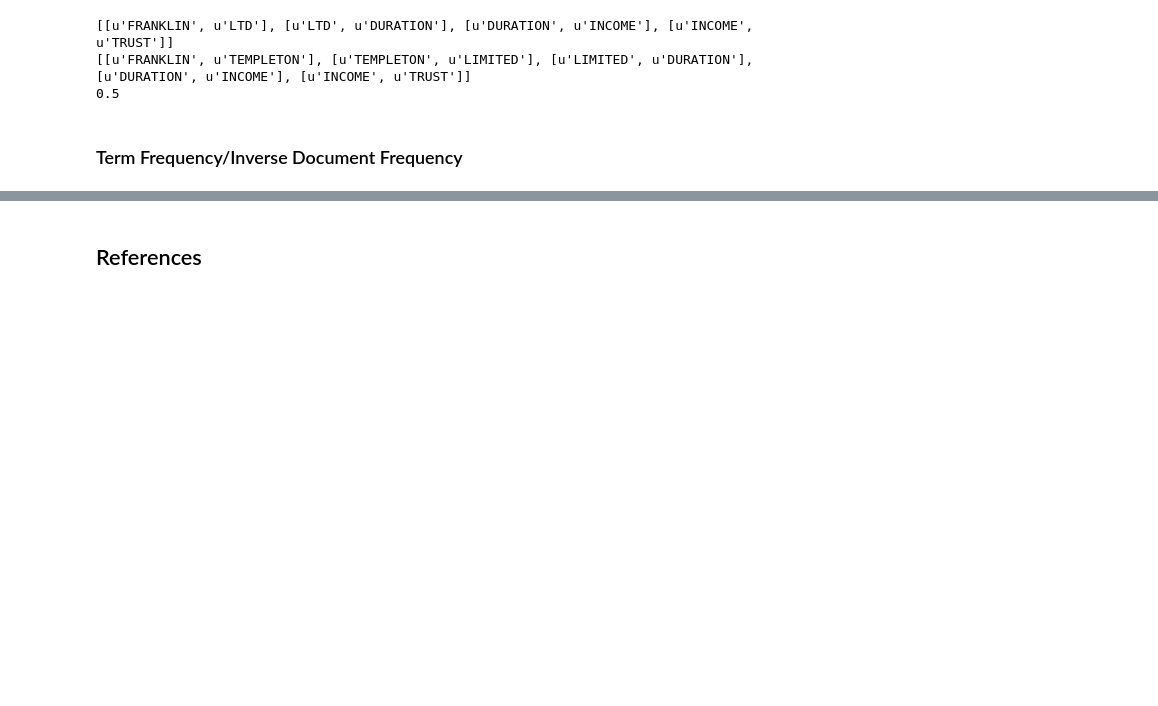
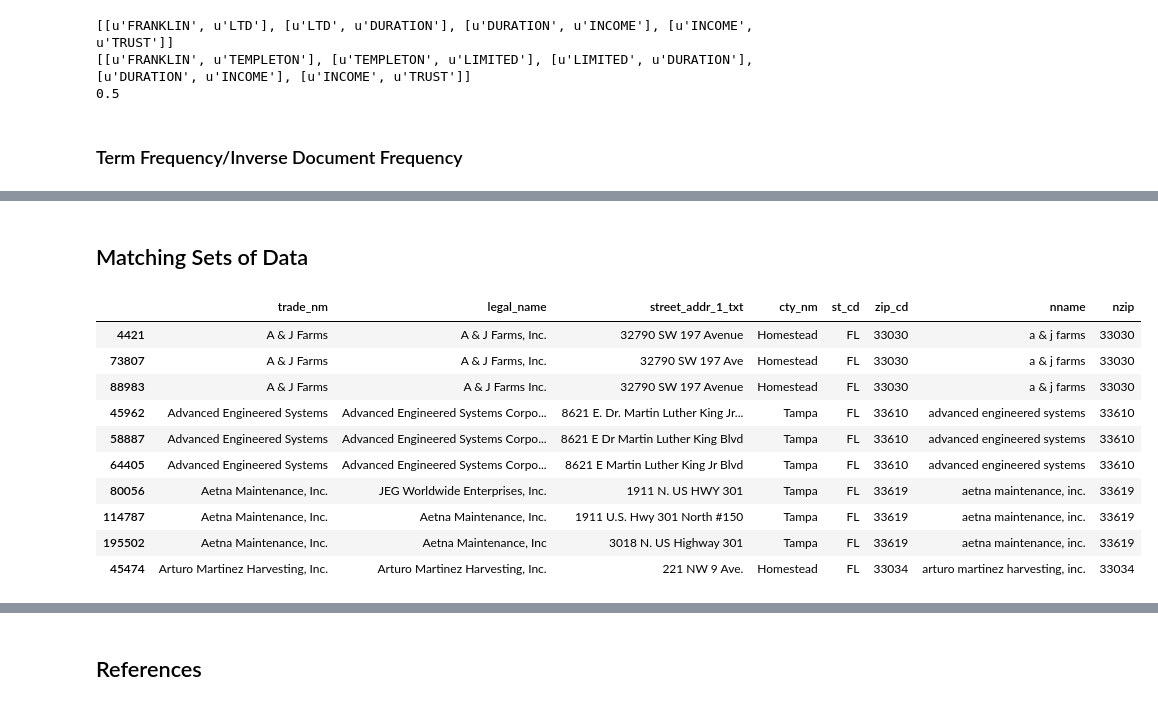
Before and after one commit to mikemull/Notebooks, a Jupyter notebook: Matching.ipynb, the cells around one changed output, grey strips where cells are left out. Cells and saved outputs as stored; diff of their text form; code cells hidden in the pictures; blank space fills up the shorter version.

```diff
--- a/Matching.ipynb
+++ b/Matching.ipynb
@@ -30,0 +59,12 @@ Table of Contents
+# %%
+import pandas as pd
+
+# Florida restaurant inspection data.  Drop everything but unique name and addresses
+df_fl = pd.read_csv('./data/fl.restaurant-inspections.csv')
+df_fl_a = df_fl[['dba', 'location_address', 'location_city', 'location_zip_code']].drop_duplicates()
+
+# Wage data, drop everything but unique name and addresses, and filter to only Florida.
+df_oge = pd.read_csv('./data/ogesdw.whd.whisard.csv')
+df_oge_a_fl = df_oge[df_oge.st_cd=='FL'][['trade_nm', 'legal_name', 'street_addr_1_txt', 'cty_nm', 'st_cd', 'zip_cd']].drop_duplicates()
+
+print(len(df_fl_a), len(df_oge_a_fl))
@@ -30,0 +77,5 @@ Table of Contents
+# %%
+df_fl_a['nname'] = df_fl_a.dba.apply(lambda x:x.lower() if pd.notnull(x) else '')
+df_oge_a_fl['nname'] = df_oge_a_fl.trade_nm.apply(lambda x:x.lower() if pd.notnull(x) else '')
+dfm = df_oge_a_fl.merge(df_fl_a, on='nname')
+dfm.head()
@@ -270,0 +400,16 @@ print(jaccard_similarity((tuple(x) for x in ngrams(names[0].split(), 2)),
+# %% [markdown]
+## Matching Sets of Data
+# %%
+df_oge_a_fl.groupby(['nname','nzip']).filter(lambda x: len(x['legal_name']) > 2).head(10)
+# %% [output]
+|  | trade_nm | legal_name | street_addr_1_txt | cty_nm | st_cd | zip_cd | nname | nzip |
+| 4421 | A & J Farms | A & J Farms, Inc. | 32790 SW 197 Avenue | Homestead | FL | 33030 | a & j farms | 33030 |
+| 73807 | A & J Farms | A & J Farms, Inc. | 32790 SW 197 Ave | Homestead | FL | 33030 | a & j farms | 33030 |
+| 88983 | A & J Farms | A & J Farms Inc. | 32790 SW 197 Avenue | Homestead | FL | 33030 | a & j farms | 33030 |
+| 45962 | Advanced Engineered Systems | Advanced Engineered Systems Corpo... | 8621 E. Dr. Martin Luther King Jr... | Tampa | FL | 33610 | advanced engineered systems | 33610 |
+| 58887 | Advanced Engineered Systems | Advanced Engineered Systems Corpo... | 8621 E Dr Martin Luther King Blvd | Tampa | FL | 33610 | advanced engineered systems | 33610 |
+| 64405 | Advanced Engineered Systems | Advanced Engineered Systems Corpo... | 8621 E Martin Luther King Jr Blvd | Tampa | FL | 33610 | advanced engineered systems | 33610 |
+| 80056 | Aetna Maintenance, Inc. | JEG Worldwide Enterprises, Inc. | 1911 N. US HWY 301 | Tampa | FL | 33619 | aetna maintenance, inc. | 33619 |
+| 114787 | Aetna Maintenance, Inc. | Aetna Maintenance, Inc. | 1911 U.S. Hwy 301 North #150 | Tampa | FL | 33619 | aetna maintenance, inc. | 33619 |
+| 195502 | Aetna Maintenance, Inc. | Aetna Maintenance, Inc | 3018 N. US Highway 301 | Tampa | FL | 33619 | aetna maintenance, inc. | 33619 |
+| 45474 | Arturo Martinez Harvesting, Inc. | Arturo Martinez Harvesting, Inc. | 221 NW 9 Ave. | Homestead | FL | 33034 | arturo martinez harvesting, inc. | 33034 |
```
Also changed, not shown: parts of 26 cells of this notebook, 2 other files.
